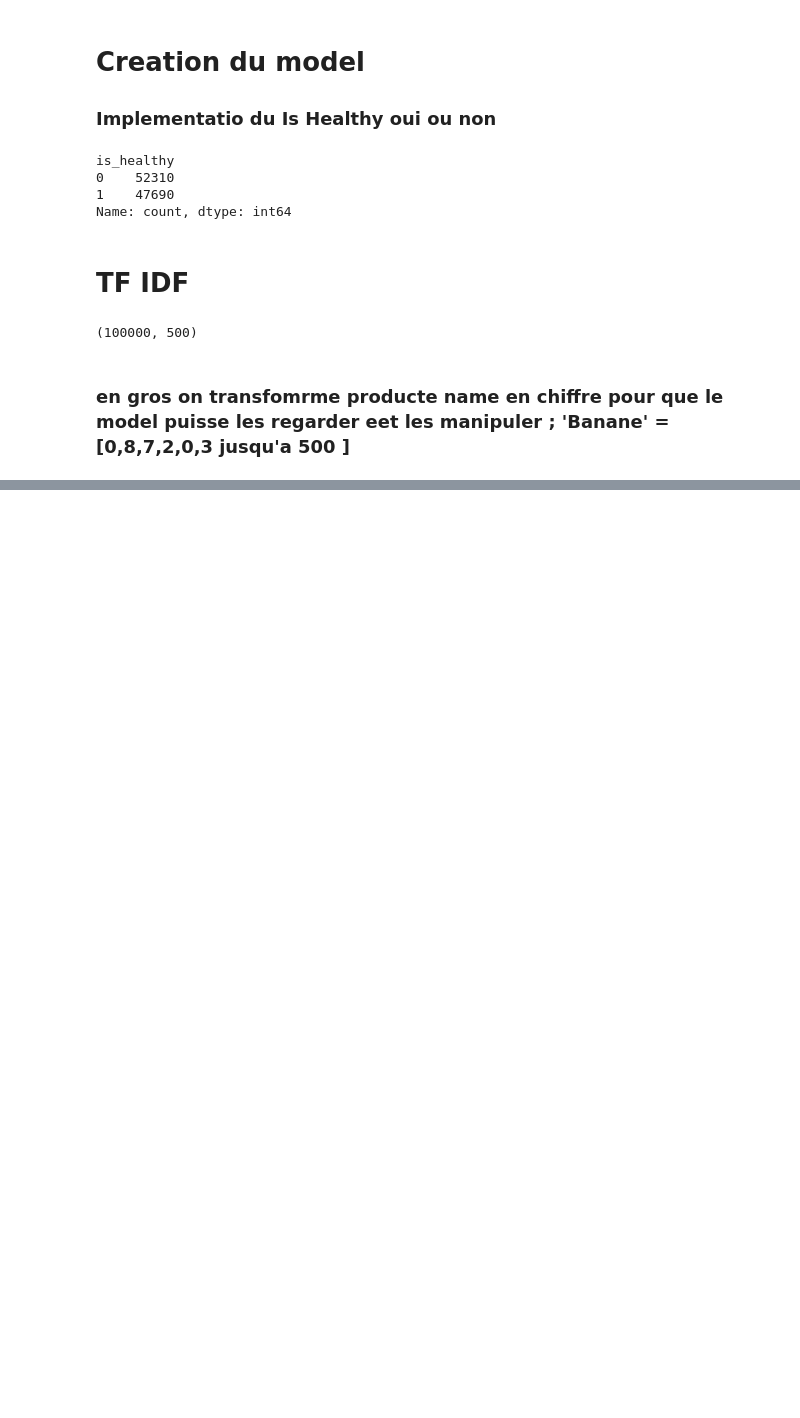
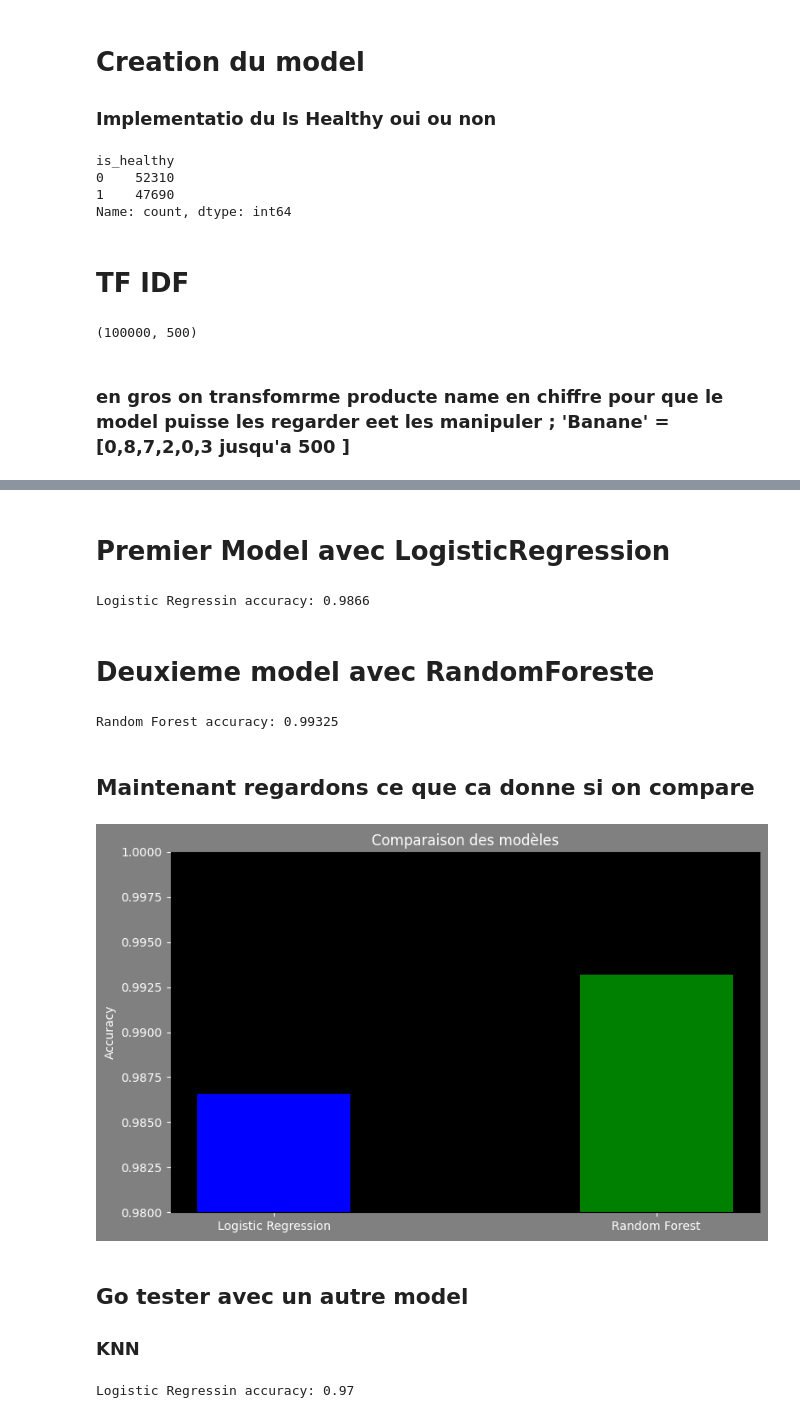
Before and after one commit to Slacknsss/NextBuy-Machine-Learning, a Jupyter notebook: notebookSLACK.ipynb, the cells around one changed output, grey strips where cells are left out. Cells and saved outputs as stored; diff of their text form; code cells hidden in the pictures; blank space fills up the shorter version.

```diff
--- a/notebookSLACK.ipynb
+++ b/notebookSLACK.ipynb
@@ -411,0 +442,56 @@ print(X.shape)
+# %% [markdown]
+# Premier Model  avec LogisticRegression
+# %%
+from sklearn.linear_model import LogisticRegression
+from sklearn.metrics import accuracy_score
+model1 = LogisticRegression(max_iter=1000)
+model1.fit(X_train, y_train)
+y_pred1 = model1.predict(X_test)
+
+print("Logistic Regressin accuracy:", accuracy_score(y_test, y_pred1))
+# %% [output]
+Logistic Regressin accuracy: 0.9866
+# %% [markdown]
+# Deuxieme model avec RandomForeste
+# %%
+from sklearn.ensemble import RandomForestClassifier
+model2 = RandomForestClassifier(n_estimators=100, random_state=42)
+model2.fit(X_train, y_train)
+y_pred2 = model2.predict(X_test)
+
+print("Random Forest accuracy:", accuracy_score(y_test, y_pred2))
+# %% [output]
+Random Forest accuracy: 0.99325
+# %% [markdown]
+## Maintenant regardons ce que ca donne si on compare
+# %%
+models = ['Logistic Regression', 'Random Forest']
+scores = [0.9866, 0.9932]
+
+plt.figure(figsize=(8, 5), facecolor='grey')
+ax = plt.gca()
+ax.set_facecolor('black')
+plt.bar(models, scores, color=['blue', 'green'], width=0.4)
+plt.title('Comparaison des modèles', color='white')
+plt.ylabel('Accuracy', color='white')
+plt.ylim(0.98, 1.0)#pour zoomer sur la difference entre les deuc model sinon le sbarres paraissnet identique
+plt.tick_params(colors='white')
+plt.tight_layout()
+plt.show()
+# %% [output]
+[figure, added]
+# %% [markdown]
+## Go tester avec un autre model
+### KNN
+# %%
+from sklearn.neighbors import KNeighborsClassifier
+X_train_dense = X_train.toarray()
+X_test_dense = X_test.toarray()
+
+model3 = KNeighborsClassifier()
+model3.fit(X_train_dense, y_train)
+y_pred3 = model3.predict(X_test_dense)
+
+print("Logistic Regressin accuracy:", accuracy_score(y_test, y_pred3))
+# %% [output]
+Logistic Regressin accuracy: 0.97
```
Also changed, not shown: parts of 6 cells of this notebook.
